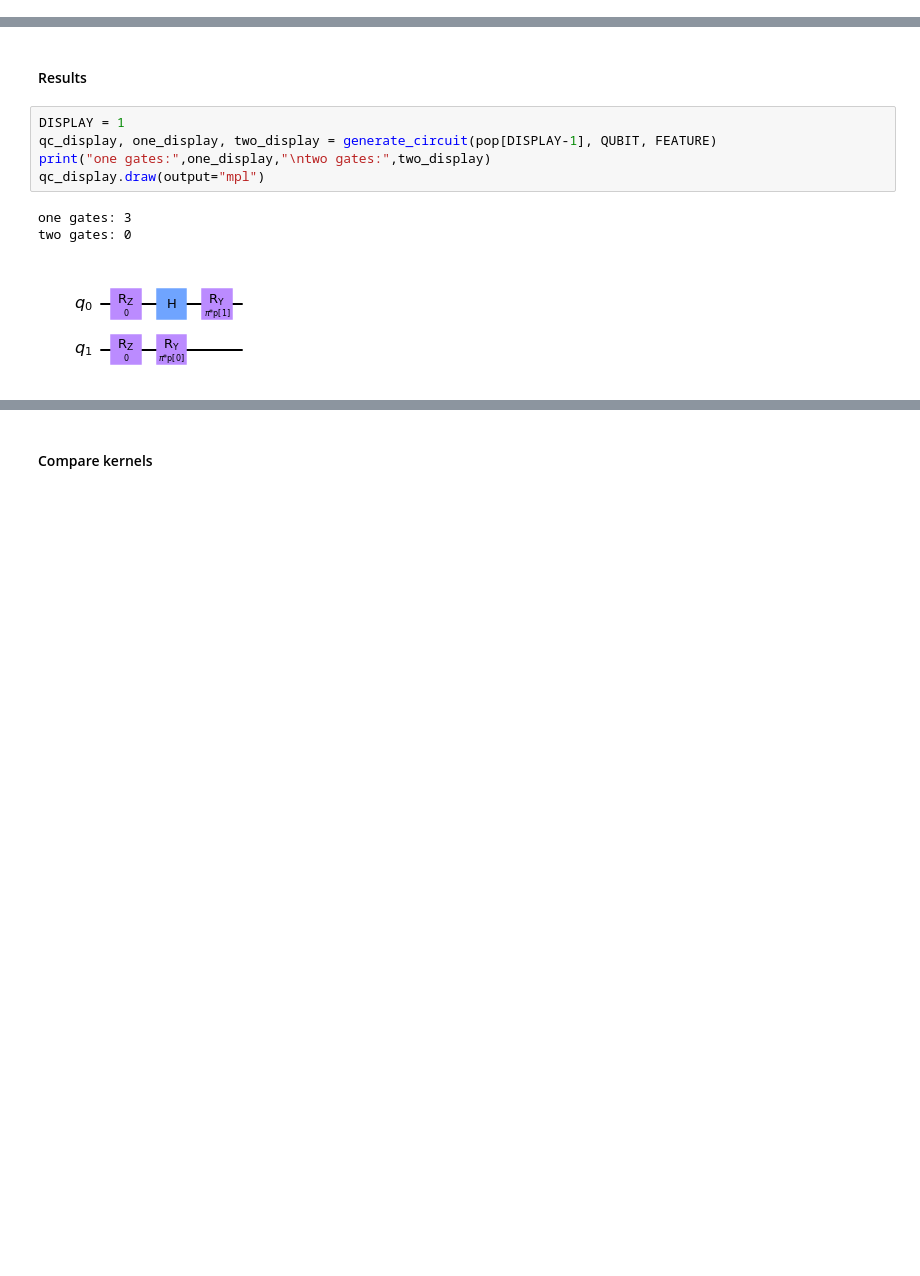
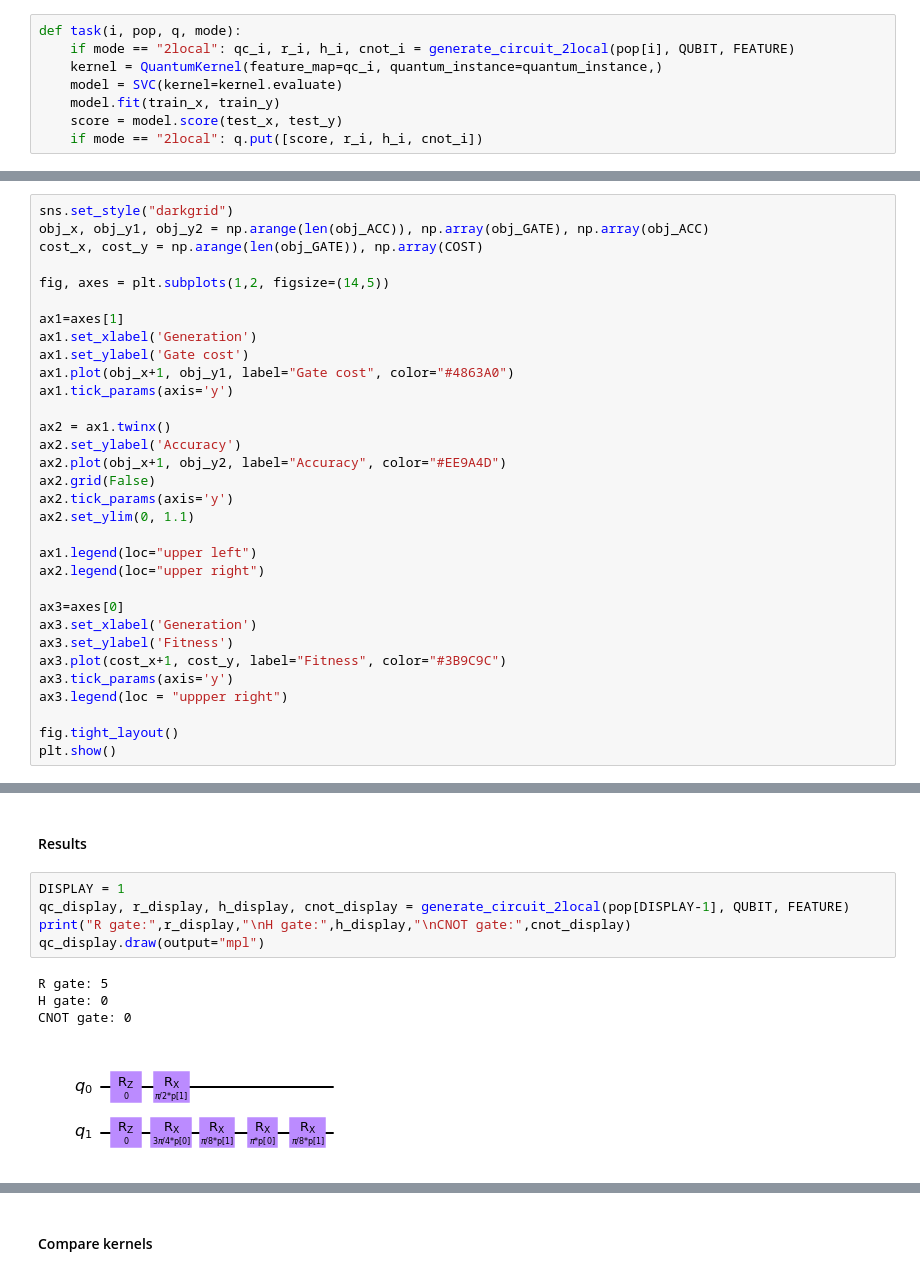
Before and after one commit to doggydoggy0101/Genetic_quantum_feature_map, a Jupyter notebook: demo.ipynb, the cells around one changed output, grey strips where cells are left out. Drawn from its saved outputs; the diff is of its cells as text; blank space fills up the shorter version.

```diff
--- a/demo.ipynb
+++ b/demo.ipynb
@@ -70,3 +197,11 @@ def cost_func(acc, one, two):
+# %%
+def task(i, pop, q, mode):
+    if mode == "2local": qc_i, r_i, h_i, cnot_i = generate_circuit_2local(pop[i], QUBIT, FEATURE)
+    kernel = QuantumKernel(feature_map=qc_i, quantum_instance=quantum_instance,)
+    model = SVC(kernel=kernel.evaluate)
+    model.fit(train_x, train_y)
+    score = model.score(test_x, test_y)
+    if mode == "2local": q.put([score, r_i, h_i, cnot_i])
 # %%
 def calculate_fitness(pop, population, train_x, train_y, test_x, test_y):
     FITNESS = []
@@ -190,0 +353,32 @@ Fitness: [3.0, 4.0, 5.0, 5.0, 8.7, 7.0, 24.8, 14.2, 4.0, 26.8, 24.8, 15.2]
+# %%
+sns.set_style("darkgrid")
+obj_x, obj_y1, obj_y2 = np.arange(len(obj_ACC)), np.array(obj_GATE), np.array(obj_ACC)
+cost_x, cost_y = np.arange(len(obj_GATE)), np.array(COST)
+
+fig, axes = plt.subplots(1,2, figsize=(14,5))
+
+ax1=axes[1]
+ax1.set_xlabel('Generation')
+ax1.set_ylabel('Gate cost')
+ax1.plot(obj_x+1, obj_y1, label="Gate cost", color="#4863A0")
+ax1.tick_params(axis='y')
+
+ax2 = ax1.twinx()
+ax2.set_ylabel('Accuracy')
+ax2.plot(obj_x+1, obj_y2, label="Accuracy", color="#EE9A4D")
+ax2.grid(False)
+ax2.tick_params(axis='y')
+ax2.set_ylim(0, 1.1)
+
+ax1.legend(loc="upper left")
+ax2.legend(loc="upper right")
+
+ax3=axes[0]
+ax3.set_xlabel('Generation')
+ax3.set_ylabel('Fitness')
+ax3.plot(cost_x+1, cost_y, label="Fitness", color="#3B9C9C")
+ax3.tick_params(axis='y')
+ax3.legend(loc = "uppper right")
+
+fig.tight_layout()
+plt.show()
@@ -192,13 +388,14 @@ Fitness: [3.0, 4.0, 5.0, 5.0, 8.7, 7.0, 24.8, 14.2, 4.0, 26.8, 24.8, 15.2]
 #### Results
 # %%
 DISPLAY = 1
-qc_display, one_display, two_display = generate_circuit(pop[DISPLAY-1], QUBIT, FEATURE)
-print("one gates:",one_display,"\ntwo gates:",two_display)
+qc_display, r_display, h_display, cnot_display = generate_circuit_2local(pop[DISPLAY-1], QUBIT, FEATURE)
+print("R gate:",r_display,"\nH gate:",h_display,"\nCNOT gate:",cnot_display)
 qc_display.draw(output="mpl")
 # %% [output]
-one gates: 3
-two gates: 0
+R gate: 5
+H gate: 0
+CNOT gate: 0
-[figure, old version]
+[figure, new version]
 # %%
 ga_kernel = QuantumKernel(feature_map=qc_display, quantum_instance=quantum_instance,)
 model_ga = SVC(kernel=ga_kernel.evaluate)
```
Also changed, not shown: parts of 16 cells of this notebook.
